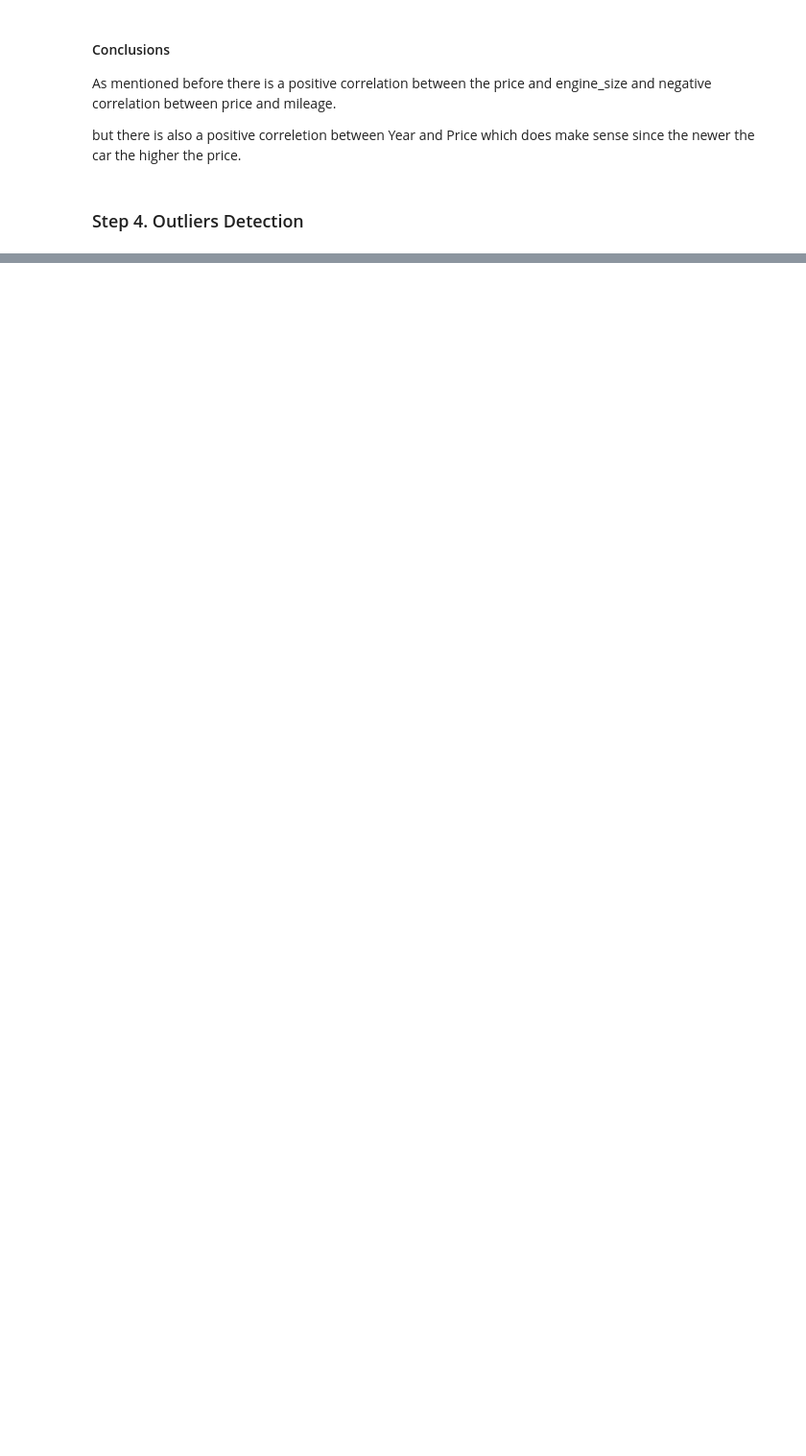
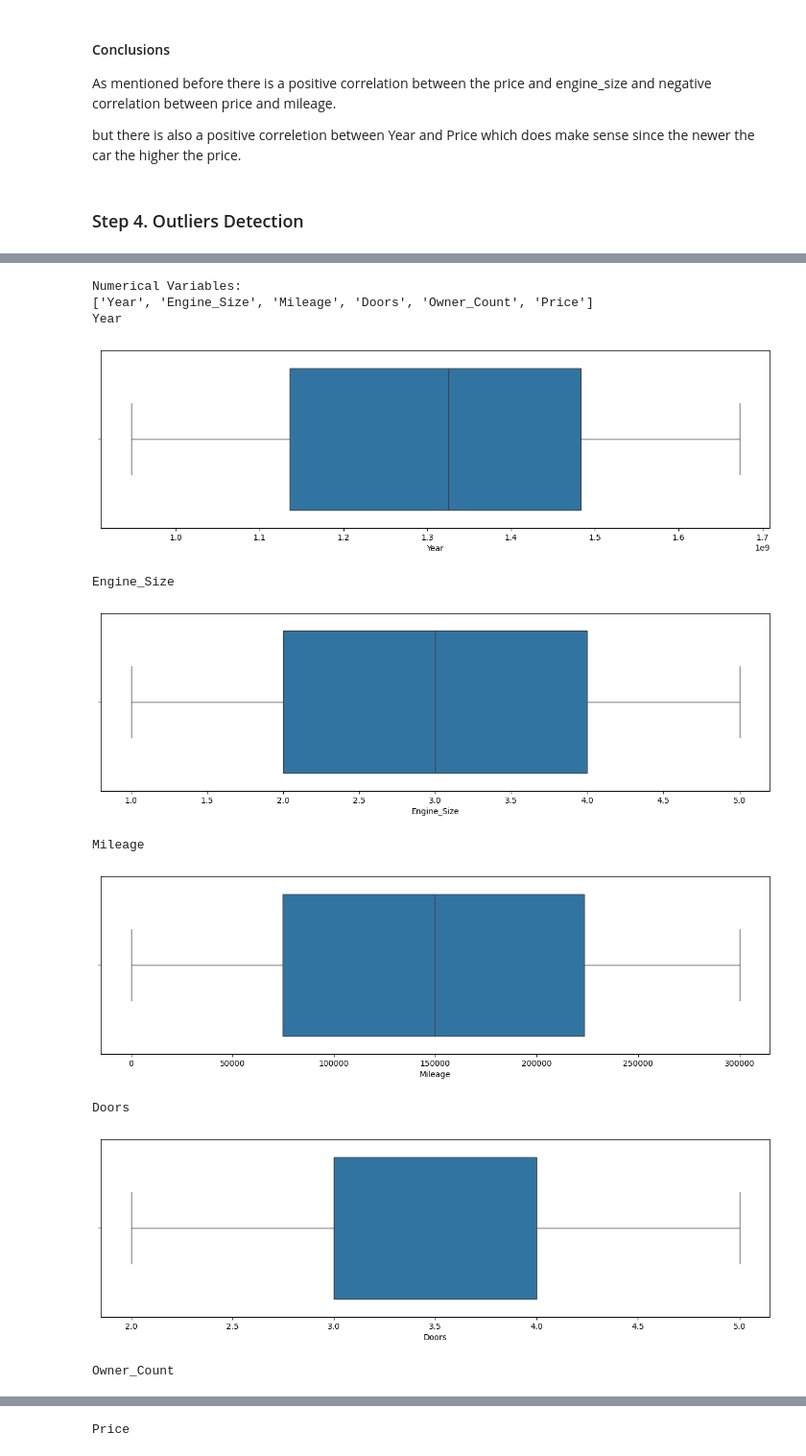
Before and after one commit to ElianDochev/TBS-Homework-2, a Jupyter notebook: car_price_dataset.ipynb, the cells around one changed output, grey strips where cells are left out. Shown at 96% size. Saved outputs shown, nothing was run; the diff lists cells and outputs as text; code cells hidden in the pictures; blank space fills up the shorter version.

Commit message:
[ADD] steps 4 and 5 [MAYBE] create a liniar regression model for predicting price

```diff
--- a/car_price_dataset.ipynb
+++ b/car_price_dataset.ipynb
@@ -328,0 +331,25 @@ but there is also a  positive correletion between Year and Price which does make
+# %%
+numerical_df = df[["Year", "Engine_Size", "Mileage", "Doors", "Owner_Count", "Price"]]
+num_cols = numerical_df.select_dtypes(include=np.number).columns.tolist()
+print("\nNumerical Variables:")
+print(num_cols)
+
+# Histograms and Boxplots
+
+for col in num_cols:
+    print(col)
+    plt.figure(figsize = (15, 4))
+    sns.boxplot(x=numerical_df[col])  # Boxplot
+    plt.show()
+# %% [output]
+Numerical Variables:
+['Year', 'Engine_Size', 'Mileage', 'Doors', 'Owner_Count', 'Price']
+Year
+[figure, added]
+Engine_Size
+[figure, added]
+Mileage
+[figure, added]
+Doors
+[figure, added]
+Owner_Count
@@ -328,0 +357 @@ but there is also a  positive correletion between Year and Price which does make
+Price
```
Also changed, not shown: parts of 14 cells of this notebook.
